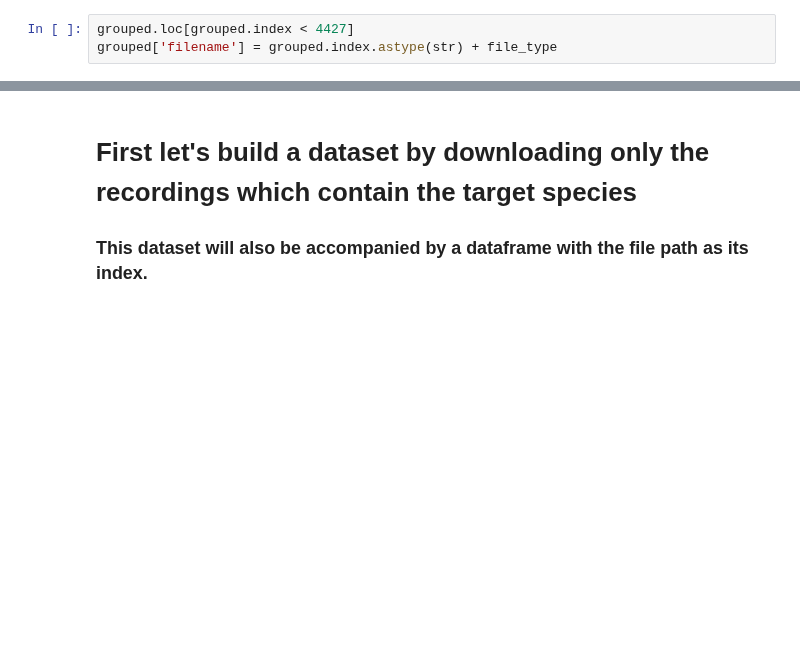
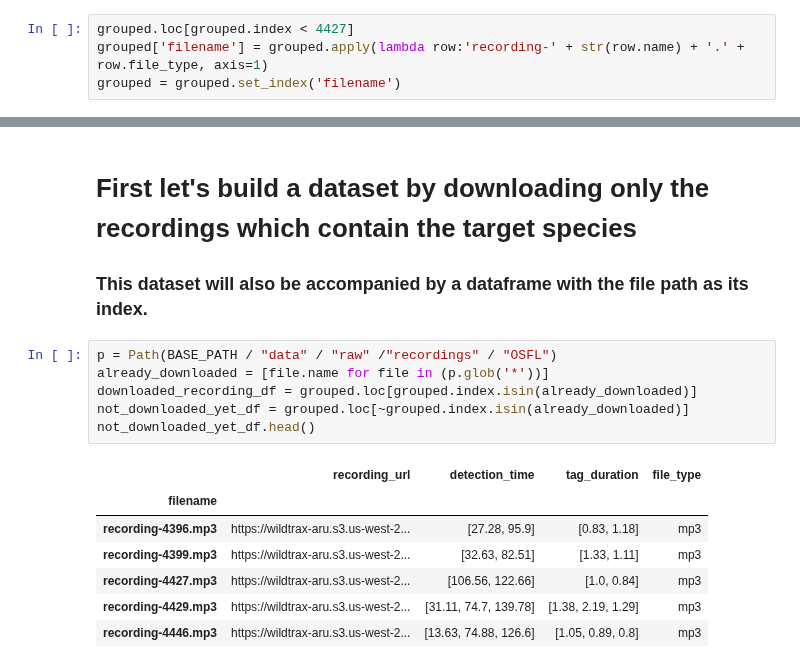
Before and after one commit to Mgallimore88/osfl_cnn_recognizer, a Jupyter notebook: notebooks/exploratory_nbs/1.12-mjg-get-samples_from_recordings.ipynb, the cells around one changed output, grey strips where cells are left out. Drawn from its saved outputs; the diff is of its cells as text; blank space fills up the shorter version.

```diff
--- a/notebooks/exploratory_nbs/1.12-mjg-get-samples_from_recordings.ipynb
+++ b/notebooks/exploratory_nbs/1.12-mjg-get-samples_from_recordings.ipynb
@@ -80,4 +80,5 @@ grouped
 2967 rows × 4 columns
 # %%
 grouped.loc[grouped.index < 4427]
-grouped['filename'] = grouped.index.astype(str) + file_type
+grouped['filename'] = grouped.apply(lambda row:'recording-' + str(row.name) + '.' + row.file_type, axis=1)
+grouped = grouped.set_index('filename')
@@ -86,3 +85,17 @@ NameError: name 'file_type' is not defined
 # %% [markdown]
 # First let's build a dataset by downloading only the recordings which contain the target species
 ### This dataset will also be accompanied by a dataframe with the file path as its index.
+# %%
+p = Path(BASE_PATH / "data" / "raw" /"recordings" / "OSFL")
+already_downloaded = [file.name for file in (p.glob('*'))]
+downloaded_recording_df = grouped.loc[grouped.index.isin(already_downloaded)]
+not_downloaded_yet_df = grouped.loc[~grouped.index.isin(already_downloaded)]
+not_downloaded_yet_df.head()
+# %% [output]
+|  | recording_url | detection_time | tag_duration | file_type |
+| filename |  |  |  |  |
+| recording-4396.mp3 | https://wildtrax-aru.s3.us-west-2... | [27.28, 95.9] | [0.83, 1.18] | mp3 |
+| recording-4399.mp3 | https://wildtrax-aru.s3.us-west-2... | [32.63, 82.51] | [1.33, 1.11] | mp3 |
+| recording-4427.mp3 | https://wildtrax-aru.s3.us-west-2... | [106.56, 122.66] | [1.0, 0.84] | mp3 |
+| recording-4429.mp3 | https://wildtrax-aru.s3.us-west-2... | [31.11, 74.7, 139.78] | [1.38, 2.19, 1.29] | mp3 |
+| recording-4446.mp3 | https://wildtrax-aru.s3.us-west-2... | [13.63, 74.88, 126.6] | [1.05, 0.89, 0.8] | mp3 |
```
Also changed, not shown: parts of 10 cells of this notebook, 3 other files.
